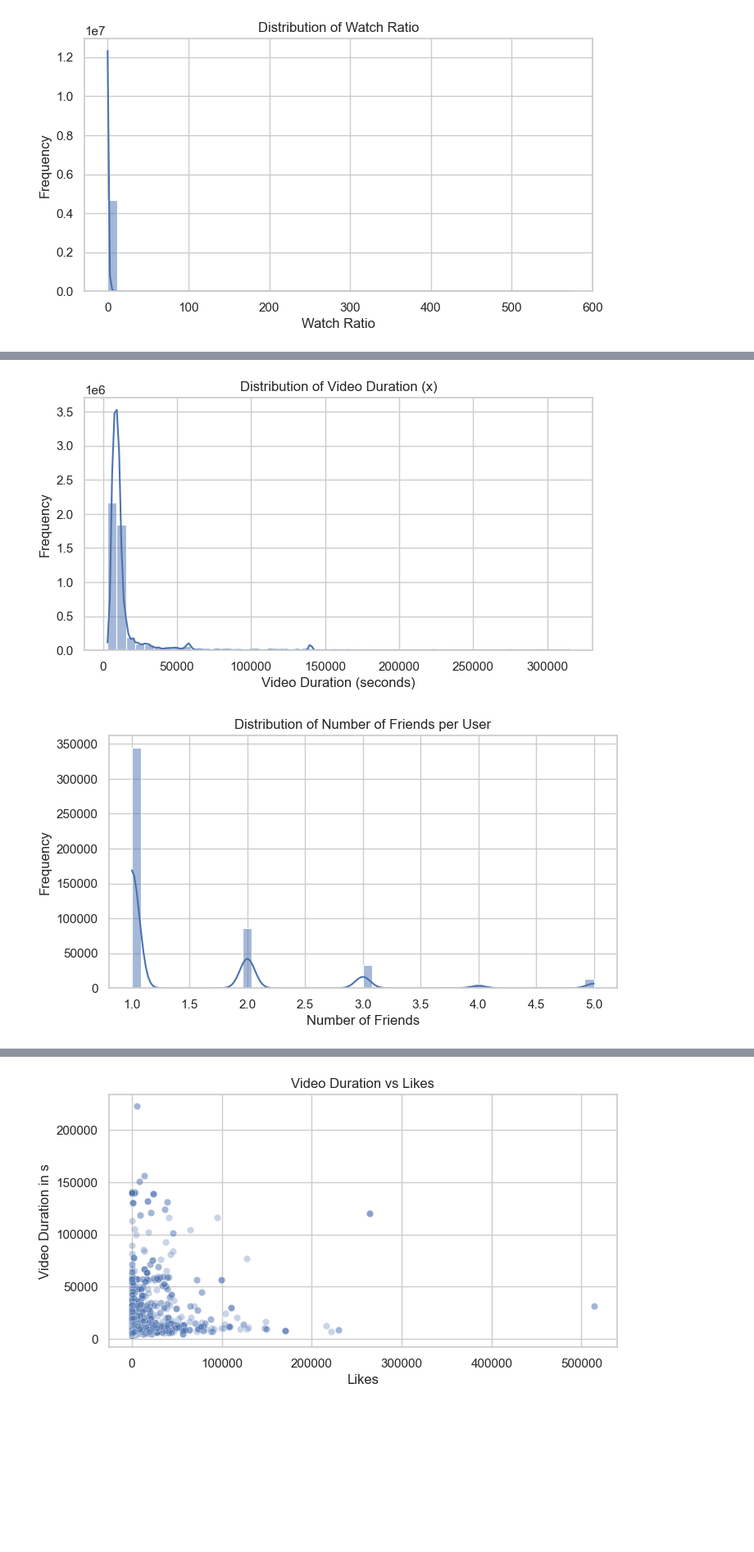
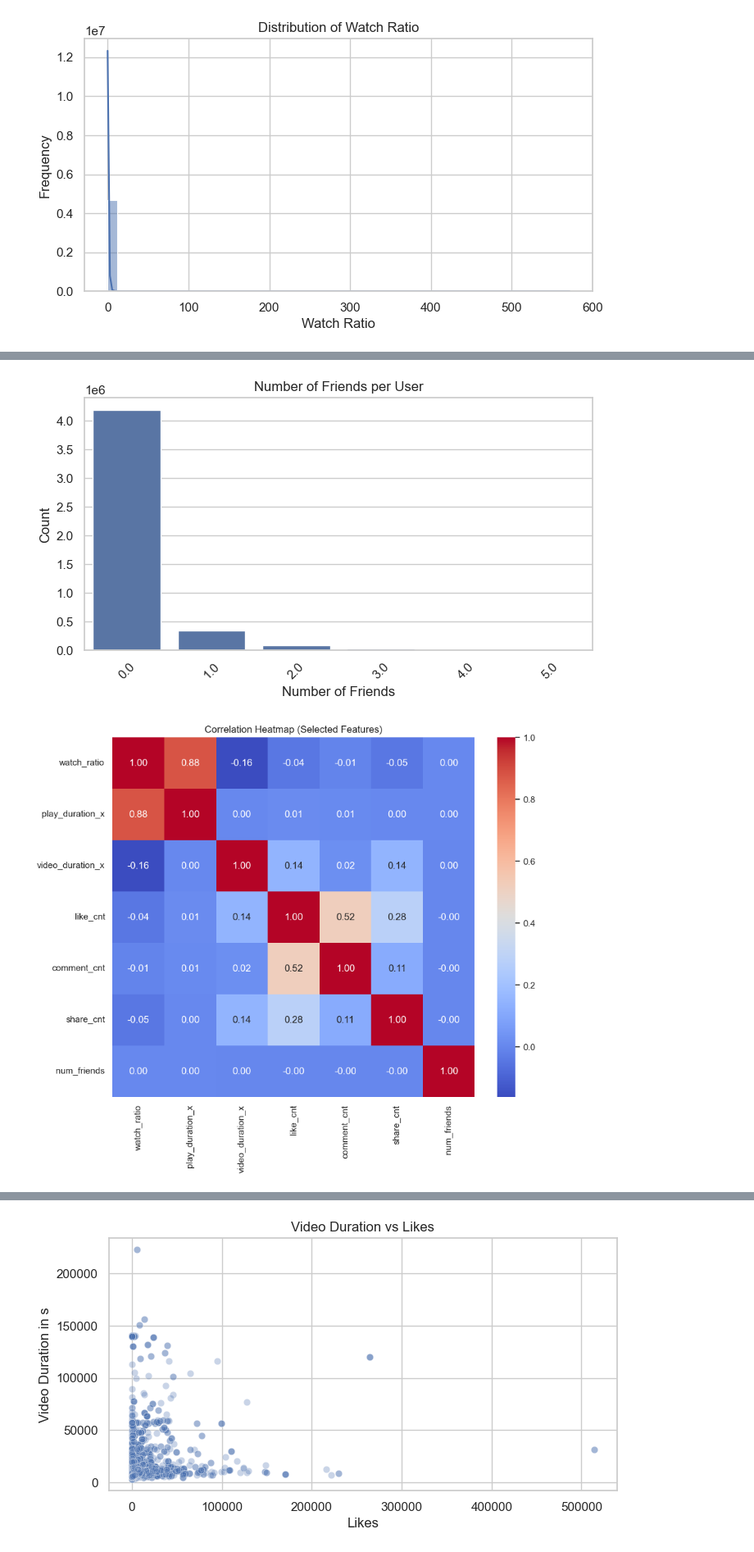
Before and after one commit to aygoun/FinalProject_2025_Armand_BLIN, a Jupyter notebook: notebooks/01_data_exploration.ipynb, the cells around one changed output, grey strips where cells are left out. Shown at 82% size. Saved outputs shown, nothing was run; the diff lists cells and outputs as text; code cells hidden in the pictures; blank space fills up the shorter version.

Commit message:
feat(README): improving README and data exploration

```diff
--- a/notebooks/01_data_exploration.ipynb
+++ b/notebooks/01_data_exploration.ipynb
@@ -101,22 +98,0 @@ Number of unique users in interaction matrix: 1411
-# %%
-# Set pandas display options to show all columns
-pd.set_option("display.max_columns", None)
-pd.set_option("display.width", None)
-pd.set_option("display.max_colwidth", None)
-
-# Display the merged DataFrame info
-print("Merged DataFrame info:")
-merged.info()
-print("\nMerged DataFrame shape:", merged.shape)
-print("\nMerged DataFrame columns:", merged.columns.tolist())
-print("\nMerged DataFrame dtypes:")
-print(merged.dtypes)
-
-# Converting time to datetime
-merged["time"] = pd.to_datetime(merged["time"])
-
-# Dropping all cols starting with onehot_feat* because it's an encrypted column and we don't need it for our analysis
-cols_to_drop = [col for col in merged.columns if col.startswith("onehot_feat")]
-merged.drop(columns=cols_to_drop, inplace=True)
-print("\nMerged DataFrame after dropping onehot_feat columns:")
-display(merged.head())
@@ -146,0 +131,3 @@ Merged DataFrame after dropping onehot_feat columns:
+# %%
+# Let's remove onehot_feat* columns because it's an encrypted column and we don't need it for our analysis
+merged.drop(columns=[col for col in merged.columns if col.startswith("onehot_feat")], inplace=True)
@@ -197,43 +192,37 @@ sns.countplot(
     data=merged,
     x="user_active_degree",
     order=merged["user_active_degree"].value_counts().index,
 )
 plt.title("User Active Degree Distribution")
 plt.xlabel("User Active Degree")
 plt.ylabel("Count")
 plt.show()
 
-# Video duration distribution
-plt.figure(figsize=(8, 4))
-sns.histplot(merged["video_duration_x"].dropna(), bins=50, kde=True)
-plt.title("Distribution of Video Duration (x)")
-plt.xlabel("Video Duration (seconds)")
-plt.ylabel("Frequency")
-plt.show()
-
 # Number of friends distribution
 plt.figure(figsize=(8, 4))
-sns.histplot(merged["num_friends"].dropna(), bins=50, kde=True)
-plt.title("Distribution of Number of Friends per User")
+sns.barplot(x=merged["num_friends"].value_counts().index,
+            y=merged["num_friends"].value_counts().values)
+plt.title("Number of Friends per User")
 plt.xlabel("Number of Friends")
-plt.ylabel("Frequency")
+plt.ylabel("Count")
+plt.xticks(rotation=45)
 plt.show()
 
 # Correlation heatmap for selected numerical features
 num_cols = [
     "watch_ratio",
     "play_duration_x",
     "video_duration_x",
     "like_cnt",
     "comment_cnt",
     "share_cnt",
     "num_friends",
 ]
 plt.figure(figsize=(10, 8))
 sns.heatmap(merged[num_cols].corr(), annot=True, fmt=".2f", cmap="coolwarm")
 plt.title("Correlation Heatmap (Selected Features)")
 plt.show()
 # %% [output]
 [figure]
-[figure, old version]
+[figure, new version]
-[figure, old version]
+[figure, new version]
```
Also changed, not shown: parts of 17 cells of this notebook, 3 other files.
